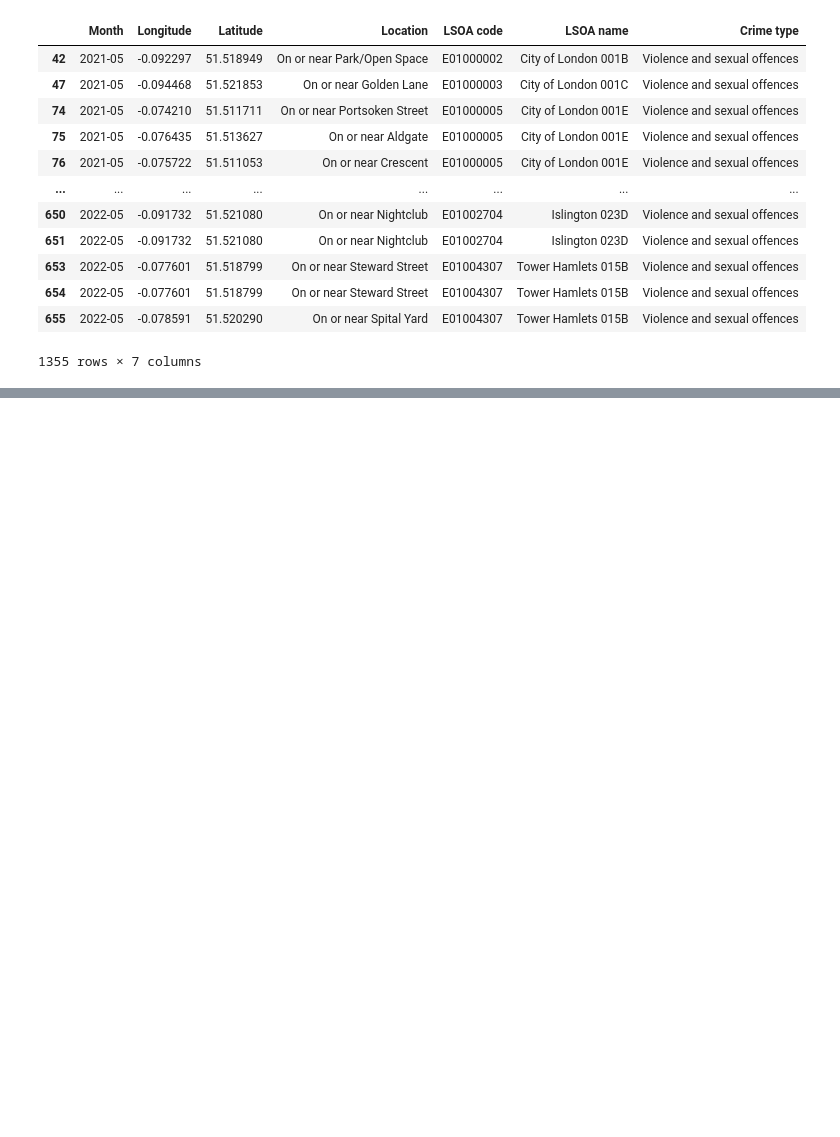
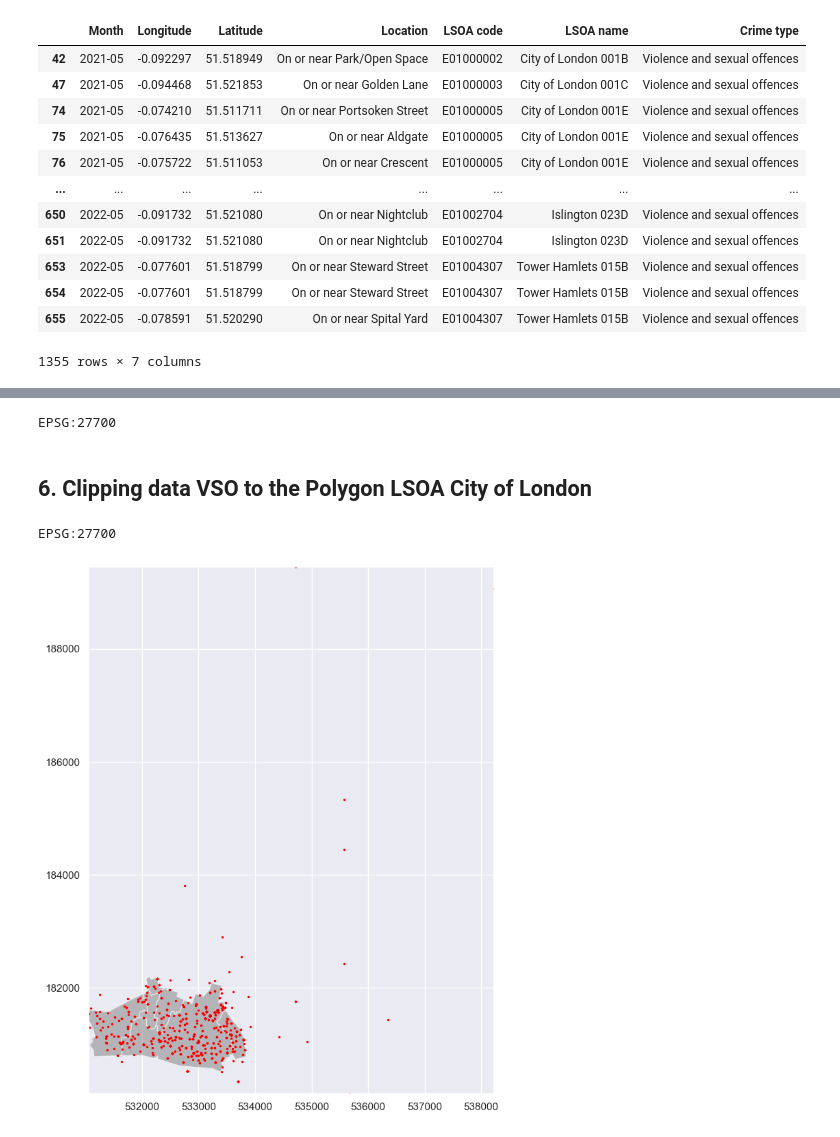
Before and after one commit to AlinZohari/STDM, a Jupyter notebook: stdm_crime.ipynb, the cells around one changed output, grey strips where cells are left out. Saved outputs shown, nothing was run; the diff lists cells and outputs as text; code cells hidden in the pictures; blank space fills up the shorter version.

```diff
--- a/stdm_crime.ipynb
+++ b/stdm_crime.ipynb
@@ -272,0 +262,12 @@ See the caveats in the documentation: https://pandas.pydata.org/pandas-docs/stab
+# %%
+from shapely.geometry import Point
+import geopandas as gpd
+
+# Convert Easting and Northing to Point geometry
+geometry = gpd.points_from_xy(vso['Easting'], vso['Northing'])
+vso_gdf = gpd.GeoDataFrame(vso, geometry=geometry)
+
+# Rename columns
+vso_gdf = vso_gdf.rename(columns={'Easting': 'latitude', 'Northing': 'longitude'})
+vso_gdf = vso_gdf.drop(data.columns[[1,2]],axis=1)
+vso_gdf.head()
@@ -273,3 +281,36 @@ See the caveats in the documentation: https://pandas.pydata.org/pandas-docs/stab
+# %%
+import pyproj
+vso_gdf.crs = pyproj.CRS.from_epsg(27700)
+print(vso_gdf.crs)
+# %% [output]
+EPSG:27700
 # %%
 #exporting
 vso.to_csv("VSO.csv")
+# %% [markdown]
+## 6. Clipping data VSO to the Polygon LSOA City of London
+# %%
+#getting the polygon LSOA
+city_of_london_shp = gpd.read_file('LSOA_City_of_London')
+city_of_london_shp.crs = pyproj.CRS.from_epsg(27700)
+
+print(city_of_london.crs)
+# %% [output]
+EPSG:27700
+# %%
+# set plot limits to the extent of the points
+xlim = (vso_gdf.total_bounds[0], vso_gdf.total_bounds[2])
+ylim = (vso_gdf.total_bounds[1], vso_gdf.total_bounds[3])
+
+# plot the polygon and points using geopandas and matplotlib
+fig, ax = plt.subplots(figsize=(10, 10))
+city_of_london_shp.plot(ax=ax, alpha=0.5, color='grey')
+vso_gdf.plot(ax=ax, markersize=2, color='red')
+
+# set plot limits to the extent of the points
+ax.set_xlim(xlim)
+ax.set_ylim(ylim)
+
+plt.show()
+# %% [output]
+[figure, added]
```
Also changed, not shown: parts of 17 cells of this notebook, 2 other files.
